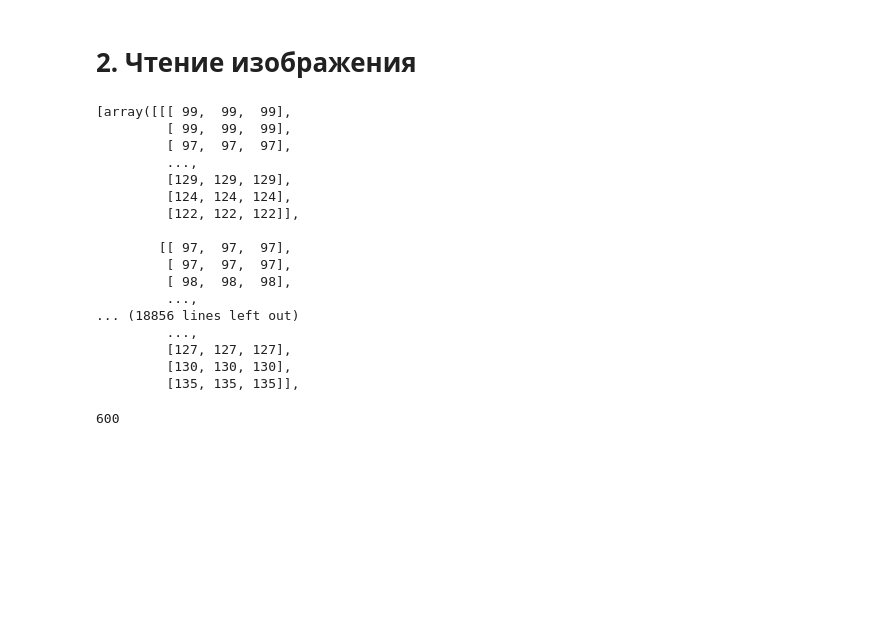
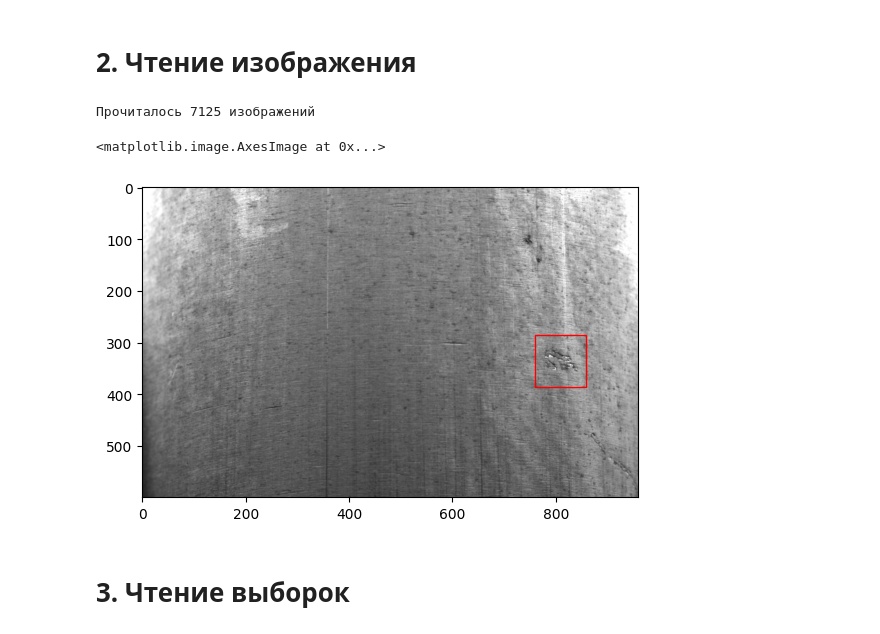
Before and after one commit to DIMFLIX-OFFICIAL/DefectSenseAI, a Jupyter notebook: ML.ipynb, the cells around one changed output. Saved outputs shown, nothing was run; the diff lists cells and outputs as text; code cells hidden in the pictures; blank space fills up the shorter version.

```diff
--- a/ML.ipynb
+++ b/ML.ipynb
@@ -68,26 +70,18 @@ for file in tqdm(list_bmp):
         images.append(image)
     except:
         pass
-images
+print(f'Прочиталось {len(images)} изображений')
 # %% [output]
-[array([[[ 99,  99,  99],
-         [ 99,  99,  99],
-         [ 97,  97,  97],
-         ...,
-         [129, 129, 129],
-         [124, 124, 124],
-         [122, 122, 122]],
-
-        [[ 97,  97,  97],
-         [ 97,  97,  97],
-         [ 98,  98,  98],
-         ...,
-... (18856 lines left out)
-         ...,
-         [127, 127, 127],
-         [130, 130, 130],
-         [135, 135, 135]],
+Прочиталось 7125 изображений
-# %%
-len(image)
-# %% [output]
-600
+# %%
+image = cv2.imread('.\\DATASET\\FRAMES\\0\\1538\\frame0006.bmp', cv2.IMREAD_COLOR)
+image = np.array(image)
+image = image.astype('float32')
+image = image / 255.0
+plt.gca().add_patch (Rectangle((809-50,336-50),100,100,edgecolor='red', facecolor='none', lw= 1 ))
+plt.imshow(image)
+# %% [output]
+<matplotlib.image.AxesImage at 0x...>
+[figure, added]
+# %% [markdown]
+# 3. Чтение выборок
```
Also changed, not shown: parts of 10 cells of this notebook.
